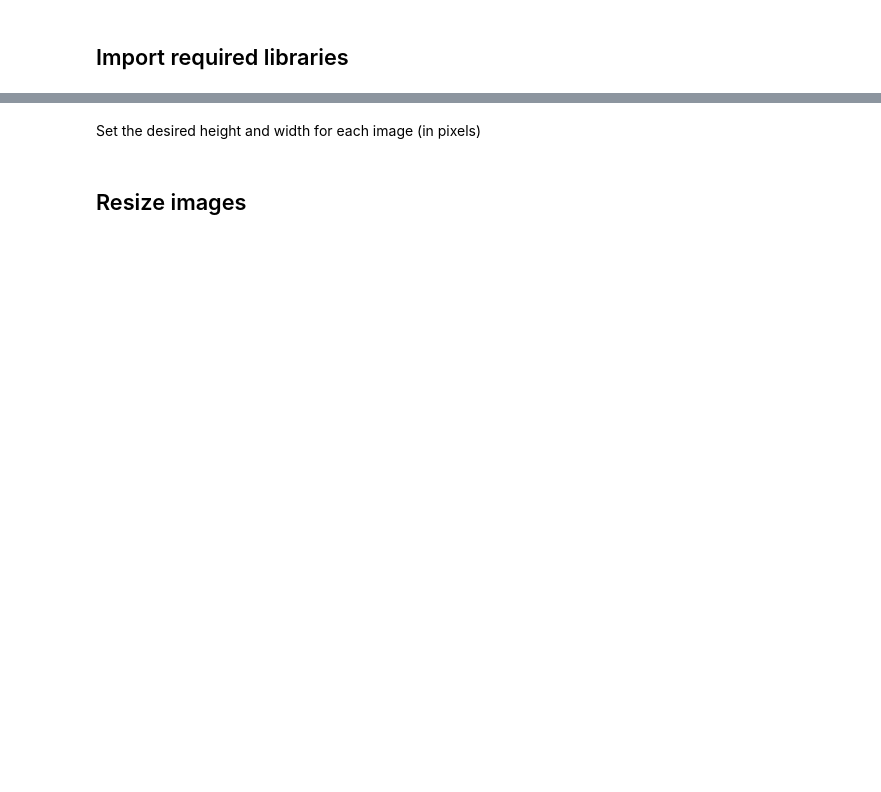
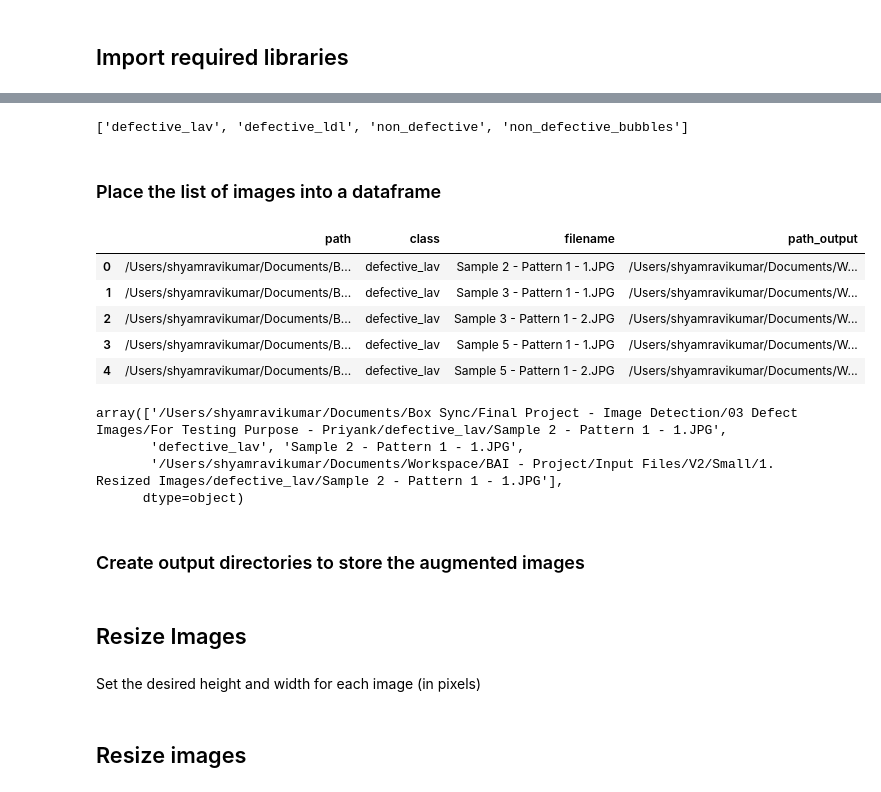
Before and after one commit to ShyamRavikumar/BAI09-Defect-Detection, a Jupyter notebook: Pre-processing/1. Resize Images.ipynb, the cells around one changed output, grey strips where cells are left out. Cells and saved outputs as stored; diff of their text form; code cells hidden in the pictures; blank space fills up the shorter version.

```diff
--- a/Pre-processing/1. Resize Images.ipynb
+++ b/Pre-processing/1. Resize Images.ipynb
@@ -31,0 +64,46 @@ PATH_OUTPUT_NOT_DEFECTIVE = r'/Users/shyamravikumar/Documents/Workspace/BAI - Pr
+# %%
+# Identify the list of available categories/classes
+classes = []
+for subdir in sorted(os.listdir(PATH_INPUT)):
+    if os.path.isdir(os.path.join(PATH_INPUT, subdir)):
+        classes.append(subdir)
+classes
+# %% [output]
+['defective_lav', 'defective_ldl', 'non_defective', 'non_defective_bubbles']
+# %% [markdown]
+### Place the list of images into a dataframe
+# %%
+list_dataframes = []
+for category in classes:
+    path_category = os.path.join(PATH_INPUT, category)
+    list_images = get_valid_images_in_path(path_category)
+    list_dataframes.append(
+        pd.DataFrame({
+            'path': list_images,
+            'class': np.repeat(category, len(list_images))
+        })
+    )
+# %%
+data_images = pd.concat(list_dataframes)
+data_images['filename'] = data_images['path'].apply(os.path.basename)
+# %%
+# Create a column to identify the output path
+data_images['path_output'] = data_images.apply(lambda x: os.path.join(PATH_OUTPUT, x['class'],x['filename']),axis=1)
+# %%
+data_images.head()
+# %% [output]
+|  | path | class | filename | path_output |
+| 0 | /Users/shyamravikumar/Documents/B... | defective_lav | Sample 2 - Pattern 1 - 1.JPG | /Users/shyamravikumar/Documents/W... |
+| 1 | /Users/shyamravikumar/Documents/B... | defective_lav | Sample 3 - Pattern 1 - 1.JPG | /Users/shyamravikumar/Documents/W... |
+| 2 | /Users/shyamravikumar/Documents/B... | defective_lav | Sample 3 - Pattern 1 - 2.JPG | /Users/shyamravikumar/Documents/W... |
+| 3 | /Users/shyamravikumar/Documents/B... | defective_lav | Sample 5 - Pattern 1 - 1.JPG | /Users/shyamravikumar/Documents/W... |
+| 4 | /Users/shyamravikumar/Documents/B... | defective_lav | Sample 5 - Pattern 1 - 2.JPG | /Users/shyamravikumar/Documents/W... |
+# %%
+data_images.iloc[0].values
+# %% [output]
+array(['/Users/shyamravikumar/Documents/Box Sync/Final Project - Image Detection/03 Defect Images/For Testing Purpose - Priyank/defective_lav/Sample 2 - Pattern 1 - 1.JPG',
+       'defective_lav', 'Sample 2 - Pattern 1 - 1.JPG',
+       '/Users/shyamravikumar/Documents/Workspace/BAI - Project/Input Files/V2/Small/1. Resized Images/defective_lav/Sample 2 - Pattern 1 - 1.JPG'],
+      dtype=object)
+# %% [markdown]
+### Create output directories to store the augmented images
@@ -32,2 +116,4 @@ PATH_OUTPUT_NOT_DEFECTIVE = r'/Users/shyamravikumar/Documents/Workspace/BAI - Pr
+# %% [markdown]
+## Resize Images
 # %% [markdown]
 Set the desired height and width for each image (in pixels)
```
Also changed, not shown: parts of 23 cells of this notebook, 3 other files.
